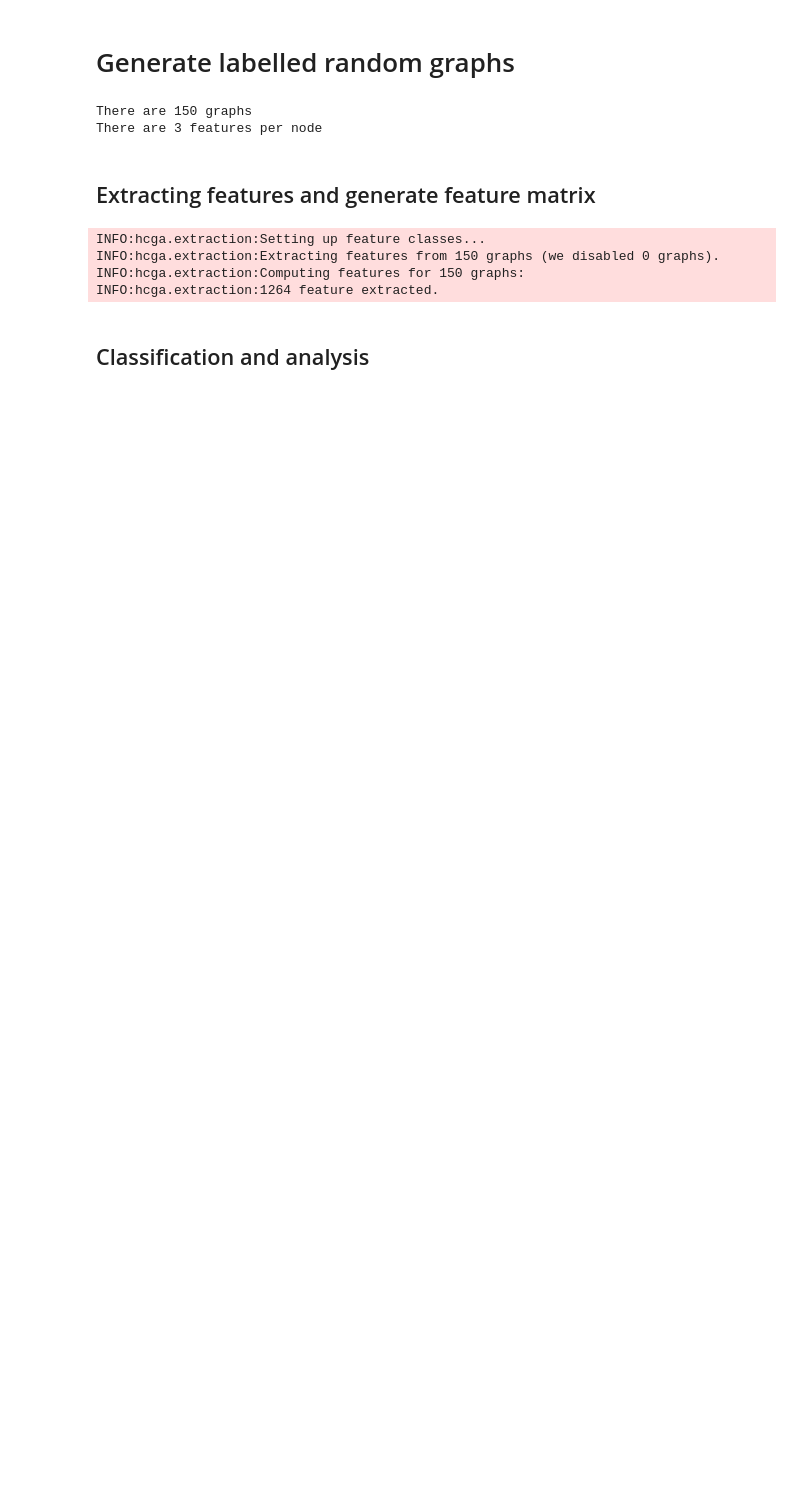
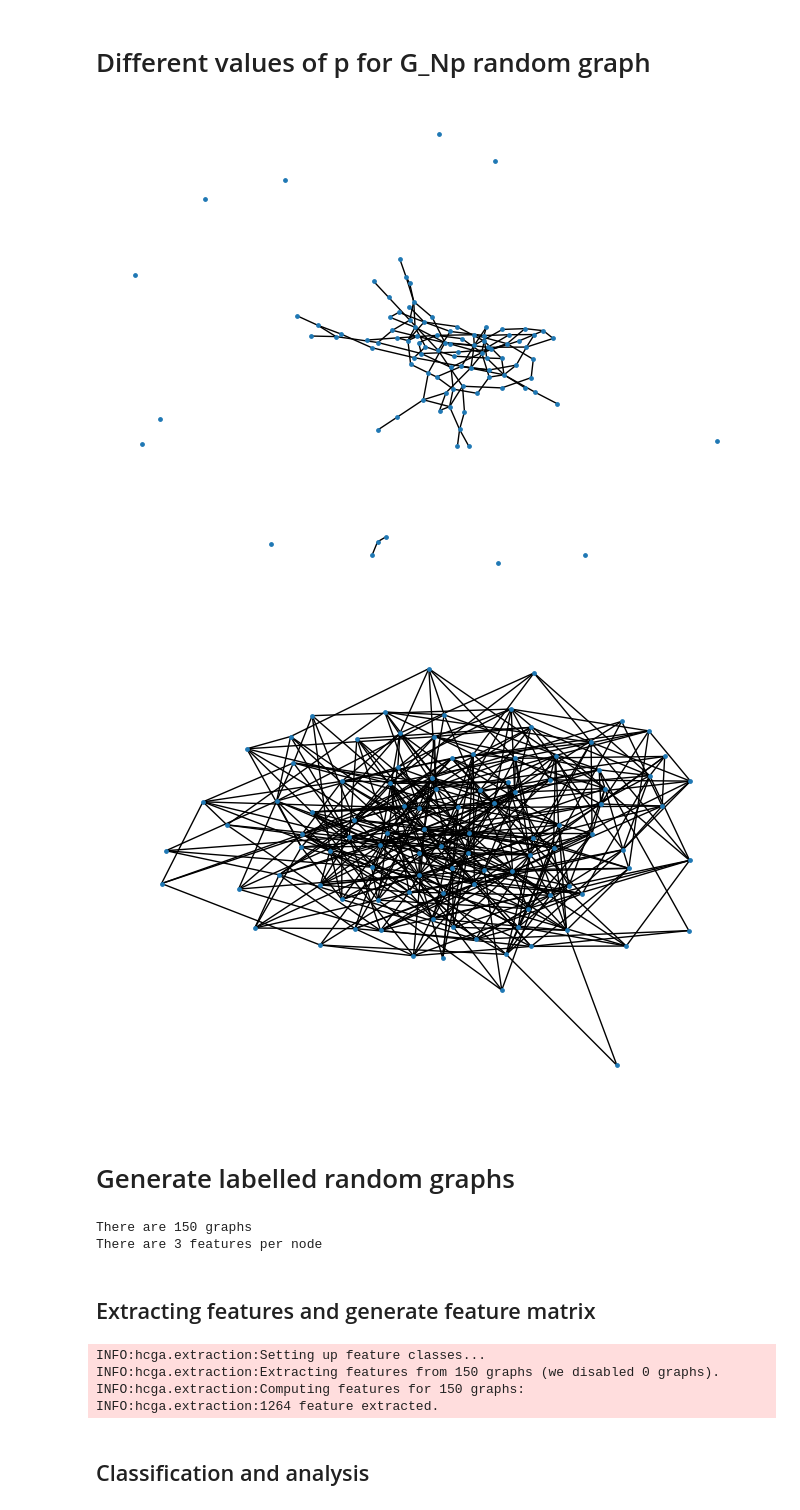
Before and after one commit to cccheryl0111/M2R_Group4, a Jupyter notebook: code.ipynb, the cells around one changed output. Saved outputs shown, nothing was run; the diff lists cells and outputs as text; code cells hidden in the pictures; blank space fills up the shorter version.

Commit message:
more plots added

```diff
--- a/code.ipynb
+++ b/code.ipynb
@@ -14,6 +15,26 @@ if not Path("datasets").exists():
     os.mkdir("datasets")
 if not Path("results").exists():
     os.mkdir("results")
+# %% [markdown]
+# Different values of p for G_Np random graph
+# %%
+%matplotlib inline
+N=100
+
+# For p lower than log(N)/N
+pl = log(N)/(2*N)
+G_GNP = nx.gnp_random_graph(N,pl)
+plt.figure(1)
+nx.draw(G_GNP,node_size=6)
+
+# For p greater than log(N)/N
+pg = 2 * log(N)/N
+G_GNP = nx.gnp_random_graph(N,pg)
+plt.figure(2)
+nx.draw(G_GNP,node_size=6)
+# %% [output]
+[figure, added]
+[figure, added]
 # %% [markdown]
 # Generate labelled random graphs
 # %%
```
Also changed, not shown: parts of 30 cells of this notebook, 15 other files.
